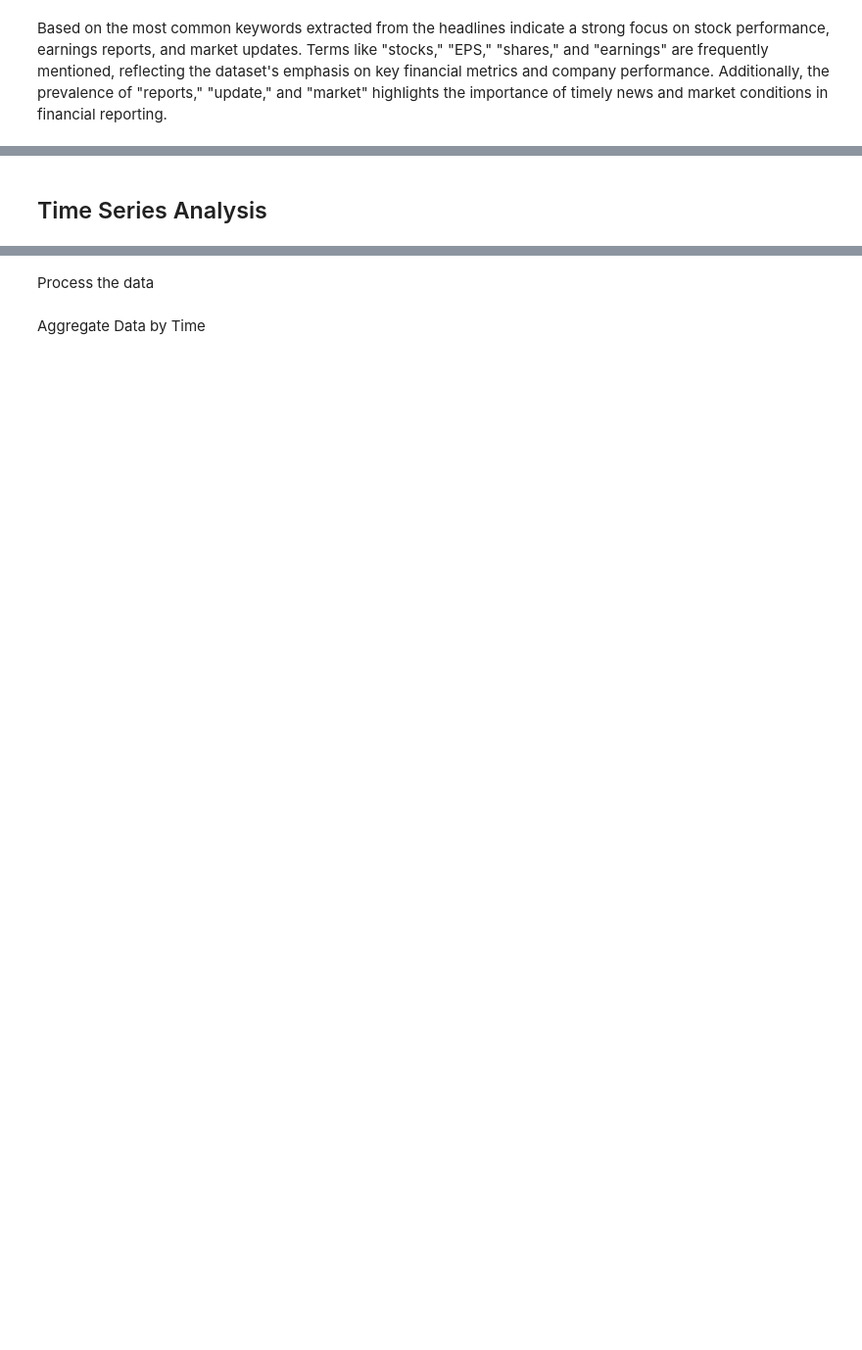
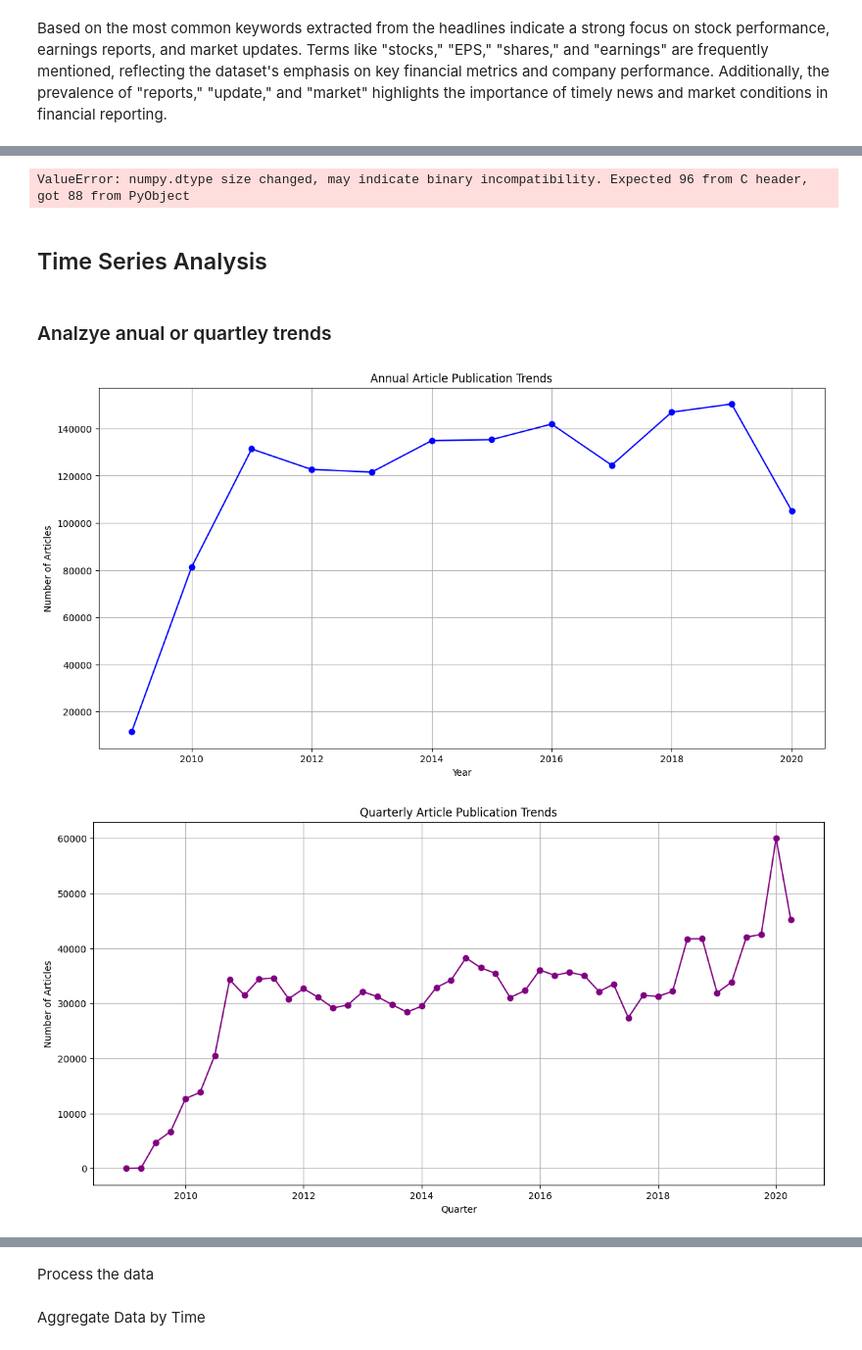
Before and after one commit to epythonlab/aim10academy-week1-challenge, a Jupyter notebook: notebooks/stock_news.ipynb, the cells around one changed output, grey strips where cells are left out. Shown at 98% size. Cells and saved outputs as stored; diff of their text form; code cells hidden in the pictures; blank space fills up the shorter version.

```diff
--- a/notebooks/stock_news.ipynb
+++ b/notebooks/stock_news.ipynb
@@ -65,7 +65,7 @@ Duplicate rows:
 | 0 | 562357 | Top Performing Industries For Jul... | https://www.benzinga.com/news/15/... | Lisa Levin | 2015-07-01 00:00:00+00:00 | GME |
 # %%
 # drop duplicated rows
-df = df.drop_duplicates().reset_index()
+df.drop_duplicates().reset_index(inplace=True)
 # %% [markdown]
 ## Descriptive Statistics
 # %%
@@ -302,2 +303,35 @@ Based on the most common keywords extracted from the headlines indicate a strong
+# %%
+from gensim import corpora
+from gensim.models import LdaModel
+
+# Create a dictionary representation of the documents
+dictionary = corpora.Dictionary([word_tokenize(headline) for headline in sentiment_df['cleaned_headline']])
+
+# Convert to Bag-of-Words corpus
+corpus = [dictionary.doc2bow(word_tokenize(headline)) for headline in sentiment_df['cleaned_headline']]
+
+# Train LDA model
+lda_model = LdaModel(corpus, num_topics=5, id2word=dictionary, passes=10)
+
+# Print the topics
+topics = lda_model.print_topics(num_words=5)
+for topic in topics:
+    print(topic)
+# %% [output]
+ValueError: numpy.dtype size changed, may indicate binary incompatibility. Expected 96 from C header, got 88 from PyObject
 # %% [markdown]
 ## Time Series Analysis
+# %% [markdown]
+### Analzye anual or quartley trends
+# %%
+# Analyze annual and quarterly trends
+from publication_analysis import *
+
+annual_counts = analyze_annual_trends(df)
+quarterly_counts = analyze_quarterly_trends(df)
+
+# Plot the long-term trends
+plot_long_term_trends(annual_counts, quarterly_counts)
+# %% [output]
+[figure, added]
+[figure, added]
```
Also changed, not shown: parts of 15 cells of this notebook.
